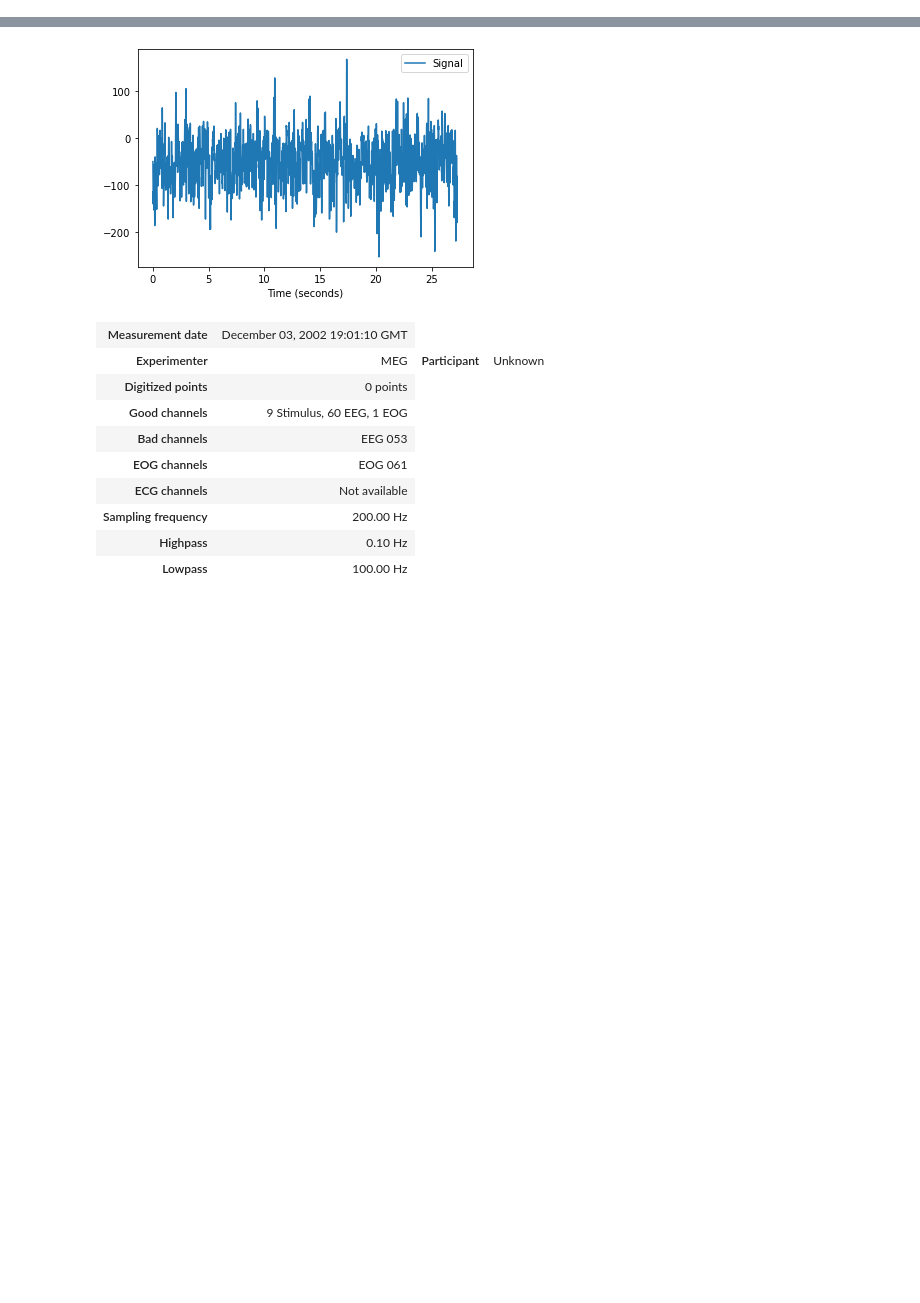
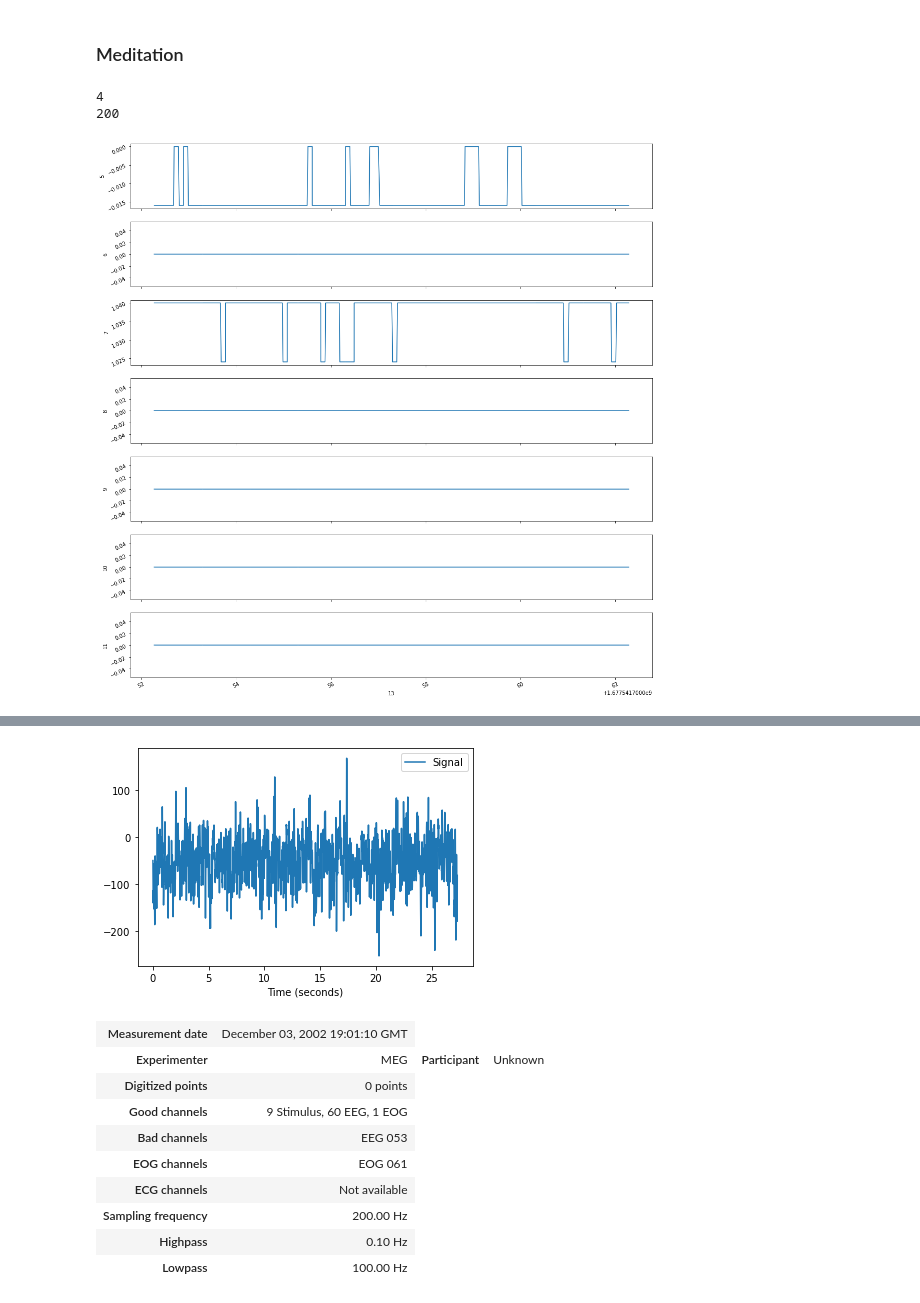
Before and after one commit to Hsnayrus/EEG_Wearable_RPi_Garmin, a Jupyter notebook: EEG_signal_processing.ipynb, the cells around one changed output, grey strips where cells are left out. Drawn from its saved outputs; the diff is of its cells as text; code cells hidden in the pictures; blank space fills up the shorter version.

```diff
--- a/EEG_signal_processing.ipynb
+++ b/EEG_signal_processing.ipynb
@@ -6,0 +45,32 @@ import matplotlib.pyplot as plt
+# %% [markdown]
+### Meditation
+# %%
+# readlines
+f = open('data/test_Ganglion/OpenBCISession_Meditating4ch/OpenBCI-RAW-2023-02-27_18-48-11.txt', 'r')
+line1 = f.readline()
+line2 = f.readline()
+line3 = f.readline()
+line4 = f.readline()
+num_channels = int(line2.strip().split()[-1])
+print(num_channels)
+sampling_frequency = int(line3.strip().split()[-2])
+print(sampling_frequency)
+# %% [output]
+4
+200
+# %%
+fig, ax = plt.subplots(7, 1,
+                       figsize=(15, 15),
+                       sharex=True)
+
+for i in range(7):
+	ax[i].tick_params(labelrotation=25)
+	sns.lineplot(x=raw_df.iloc[12060:14060, 13], y=raw_df.iloc[12060:14060, i+5],
+                ax=ax[i])
+
+fig.tight_layout(pad=1.2)
+fig.show()
+filename = 'other_inputs.png'
+plt.savefig(filename)
+# %% [output]
+[figure, added]
```
Also changed, not shown: parts of 40 cells of this notebook, 27 other files.
